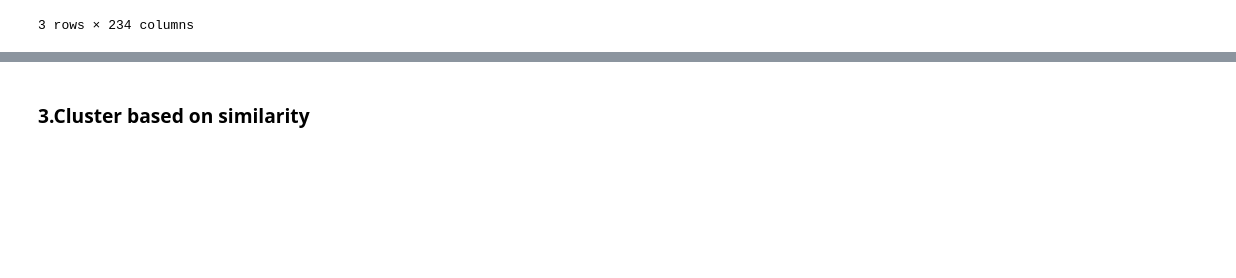
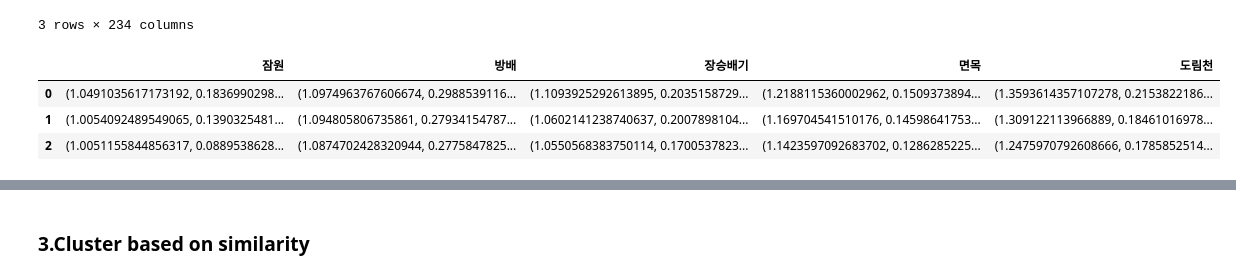
Before and after one commit to cwoong2park/UrbanDataTutorial, a Jupyter notebook: Final_Proj copy.ipynb, the cells around one changed output, grey strips where cells are left out. Drawn from its saved outputs; the diff is of its cells as text; code cells hidden in the pictures; blank space fills up the shorter version.

```diff
--- a/Final_Proj copy.ipynb
+++ b/Final_Proj copy.ipynb
@@ -224,6 +236,24 @@ wavelet_cols
 | 1 | (1.1838700954845072, 0.0734614689... | (1.1048945630509979, 0.2975422134... | (0.9537993733253715, 0.3161421332... | (1.3021704871195914, 0.0917622953... | (1.3156718760360835, 0.0566358289... | (1.1946382009650351, 0.1102590777... | (1.133629122077819, 0.21185324100... | (0.9245971672904377, 0.3291230362... | (1.1758312579418793, 0.1226080872... | (1.110176806300508, 0.18917567477... | ... | ... |
 | 2 | (1.1149220151036339, 0.0701324468... | (1.0443473498992373, 0.2849176824... | (0.9351435005617038, 0.3111942795... | (1.2791174034329764, 0.0851219646... | (1.2721628554160884, 0.0533567676... | (1.1749516136002502, 0.0960881239... | (1.0172335770144785, 0.1836466807... | (0.9120272378330214, 0.3171239984... | (1.0885954989489461, 0.1124937433... | (1.0956349151825016, 0.1866893973... | ... | ... |
 3 rows × 234 columns
+# %%
+samp_wavelet_cols = pd.DataFrame()
+samp_norm_cols = pd.DataFrame()
+for col in new_sample_cols:
+    samp_norm_cols[col] = new_sample_cols[col] / new_sample_cols[col].max()
+for k, v in enumerate(samp_norm_cols):
+    cA, cD = pywt.dwt(samp_norm_cols[v], wavelet = w)
+    samp_cA10 = sorted(cA, reverse = True)
+    samp_cD10 = sorted(cD, reverse = True)
+    samp_ext_cA = samp_cA10[:3]
+    samp_ext_cD = samp_cD10[:3]
+    samp_wavelet_cols[v] = [i for i in zip(samp_ext_cA, samp_ext_cD)]
+samp_wavelet_cols
+# %% [output]
+|  | 잠원 | 방배 | 장승배기 | 면목 | 도림천 |
+| 0 | (1.0491035617173192, 0.1836990298... | (1.0974963767606674, 0.2988539116... | (1.1093925292613895, 0.2035158729... | (1.2188115360002962, 0.1509373894... | (1.3593614357107278, 0.2153822186... |
+| 1 | (1.0054092489549065, 0.1390325481... | (1.094805806735861, 0.27934154787... | (1.0602141238740637, 0.2007898104... | (1.169704541510176, 0.14598641753... | (1.309122113966889, 0.18461016978... |
+| 2 | (1.0051155844856317, 0.0889538628... | (1.0874702428320944, 0.2775847825... | (1.0550568383750114, 0.1700537823... | (1.1423597092683702, 0.1286285225... | (1.2475970792608666, 0.1785852514... |
 # %%
 #import seaborn as sns
 plt.rc('font', family = 'Malgun Gothic')
```
Also changed, not shown: parts of 9 cells of this notebook, 6 other files.
